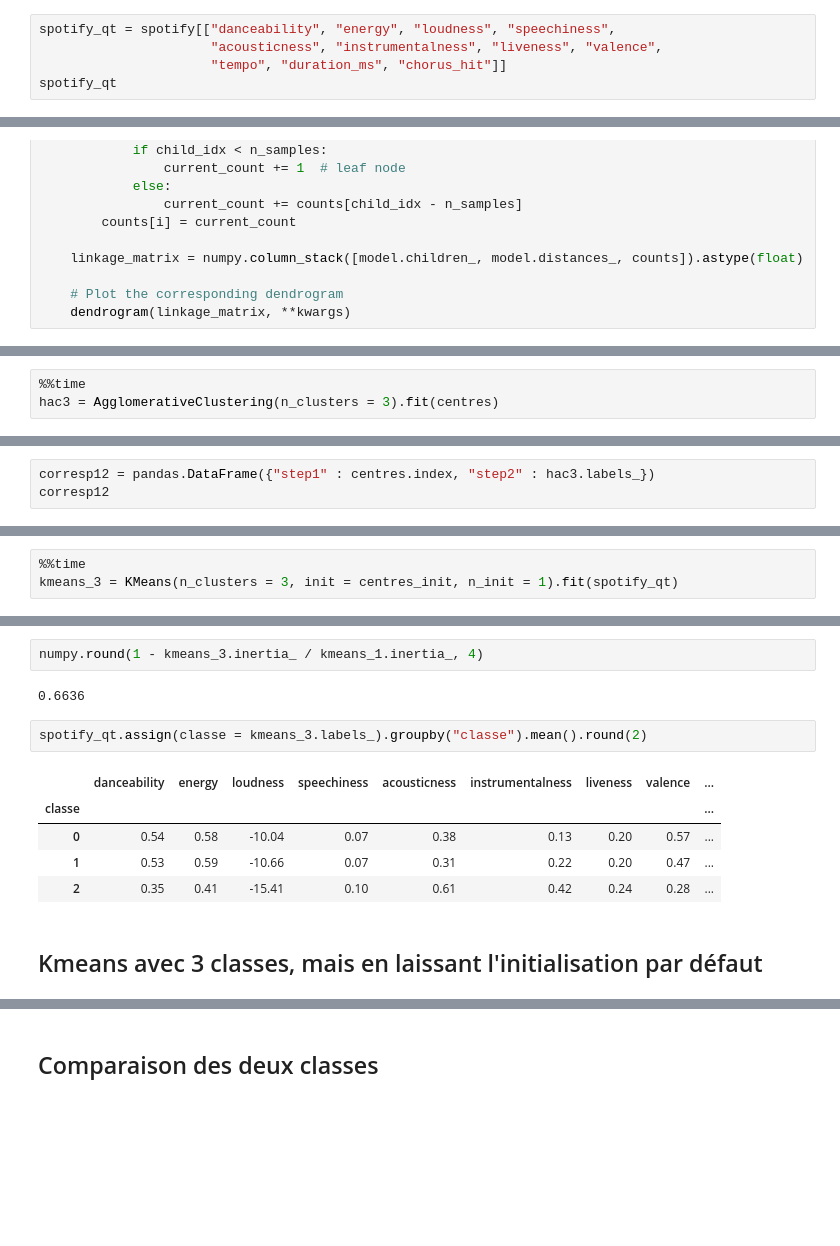
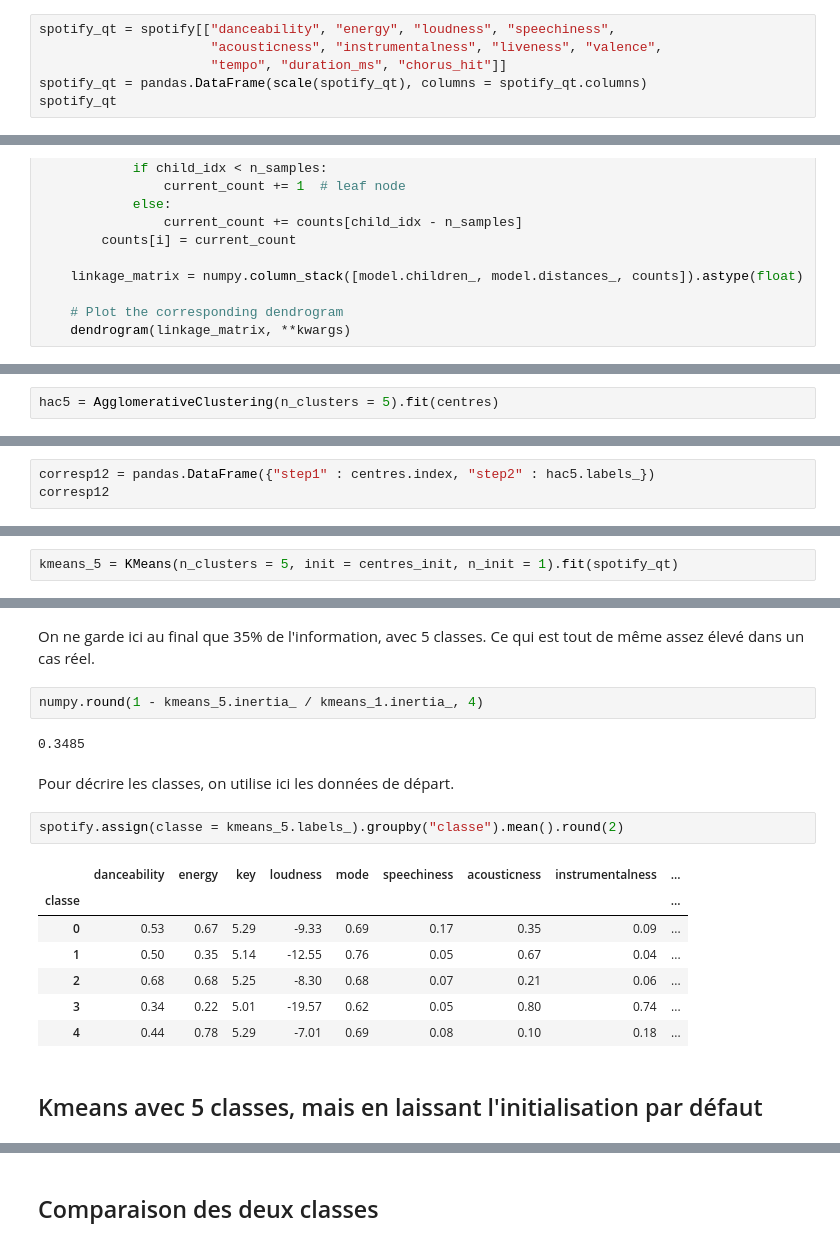
Before and after one commit to fxjollois/cours-2021-2022, a Jupyter notebook: insa-ms-esd--ml/classif-demande2-correction.ipynb, the cells around one changed output, grey strips where cells are left out. Saved outputs shown, nothing was run; the diff lists cells and outputs as text; blank space fills up the shorter version.

```diff
--- a/insa-ms-esd--ml/classif-demande2-correction.ipynb
+++ b/insa-ms-esd--ml/classif-demande2-correction.ipynb
@@ -34,6 +44,7 @@ spotify
 spotify_qt = spotify[["danceability", "energy", "loudness", "speechiness",
                       "acousticness", "instrumentalness", "liveness", "valence",
                       "tempo", "duration_ms", "chorus_hit"]]
+spotify_qt = pandas.DataFrame(scale(spotify_qt), columns = spotify_qt.columns)
 spotify_qt
 # %% [output]
 |  | danceability | energy | loudness | speechiness | acousticness | instrumentalness | liveness | valence | ... |
@@ -148,3 +169,2 @@ plt.show()
 # %%
-%%time
-hac3 = AgglomerativeClustering(n_clusters = 3).fit(centres)
+hac5 = AgglomerativeClustering(n_clusters = 5).fit(centres)
@@ -162,5 +179,5 @@ array([1, 2, 1, 1, 0, 1, 2, 1, 1, 0, 1, 1, 1, 2, 1, 1, 1, 2, 1, 1, 0, 2,
 # %%
-corresp12 = pandas.DataFrame({"step1" : centres.index, "step2" : hac3.labels_})
+corresp12 = pandas.DataFrame({"step1" : centres.index, "step2" : hac5.labels_})
 corresp12
 # %% [output]
 |  | step1 | step2 |
@@ -207,3 +228,2 @@ centres_init
 # %%
-%%time
-kmeans_3 = KMeans(n_clusters = 3, init = centres_init, n_init = 1).fit(spotify_qt)
+kmeans_5 = KMeans(n_clusters = 5, init = centres_init, n_init = 1).fit(spotify_qt)
@@ -213,15 +230,21 @@ Wall time: 67.7 ms
+# %% [markdown]
+On ne garde ici au final que 35% de l'information, avec 5 classes. Ce qui est tout de même assez élevé dans un cas réel.
 # %%
-numpy.round(1 - kmeans_3.inertia_ / kmeans_1.inertia_, 4)
+numpy.round(1 - kmeans_5.inertia_ / kmeans_1.inertia_, 4)
 # %% [output]
-0.6636
+0.3485
+# %% [markdown]
+Pour décrire les classes, on utilise ici les données de départ.
 # %%
-spotify_qt.assign(classe = kmeans_3.labels_).groupby("classe").mean().round(2)
+spotify.assign(classe = kmeans_5.labels_).groupby("classe").mean().round(2)
 # %% [output]
-|  | danceability | energy | loudness | speechiness | acousticness | instrumentalness | liveness | valence | ... |
+|  | danceability | energy | key | loudness | mode | speechiness | acousticness | instrumentalness | ... |
 | classe |  |  |  |  |  |  |  |  | ... |
-| 0 | 0.54 | 0.58 | -10.04 | 0.07 | 0.38 | 0.13 | 0.20 | 0.57 | ... |
-| 1 | 0.53 | 0.59 | -10.66 | 0.07 | 0.31 | 0.22 | 0.20 | 0.47 | ... |
-| 2 | 0.35 | 0.41 | -15.41 | 0.10 | 0.61 | 0.42 | 0.24 | 0.28 | ... |
+| 0 | 0.53 | 0.67 | 5.29 | -9.33 | 0.69 | 0.17 | 0.35 | 0.09 | ... |
+| 1 | 0.50 | 0.35 | 5.14 | -12.55 | 0.76 | 0.05 | 0.67 | 0.04 | ... |
+| 2 | 0.68 | 0.68 | 5.25 | -8.30 | 0.68 | 0.07 | 0.21 | 0.06 | ... |
+| 3 | 0.34 | 0.22 | 5.01 | -19.57 | 0.62 | 0.05 | 0.80 | 0.74 | ... |
+| 4 | 0.44 | 0.78 | 5.29 | -7.01 | 0.69 | 0.08 | 0.10 | 0.18 | ... |
 # %% [markdown]
-## Kmeans avec 3 classes, mais en laissant l'initialisation par défaut
+## Kmeans avec 5 classes, mais en laissant l'initialisation par défaut
 # %%
```
Also changed, not shown: parts of 29 cells of this notebook, 1 other file.
